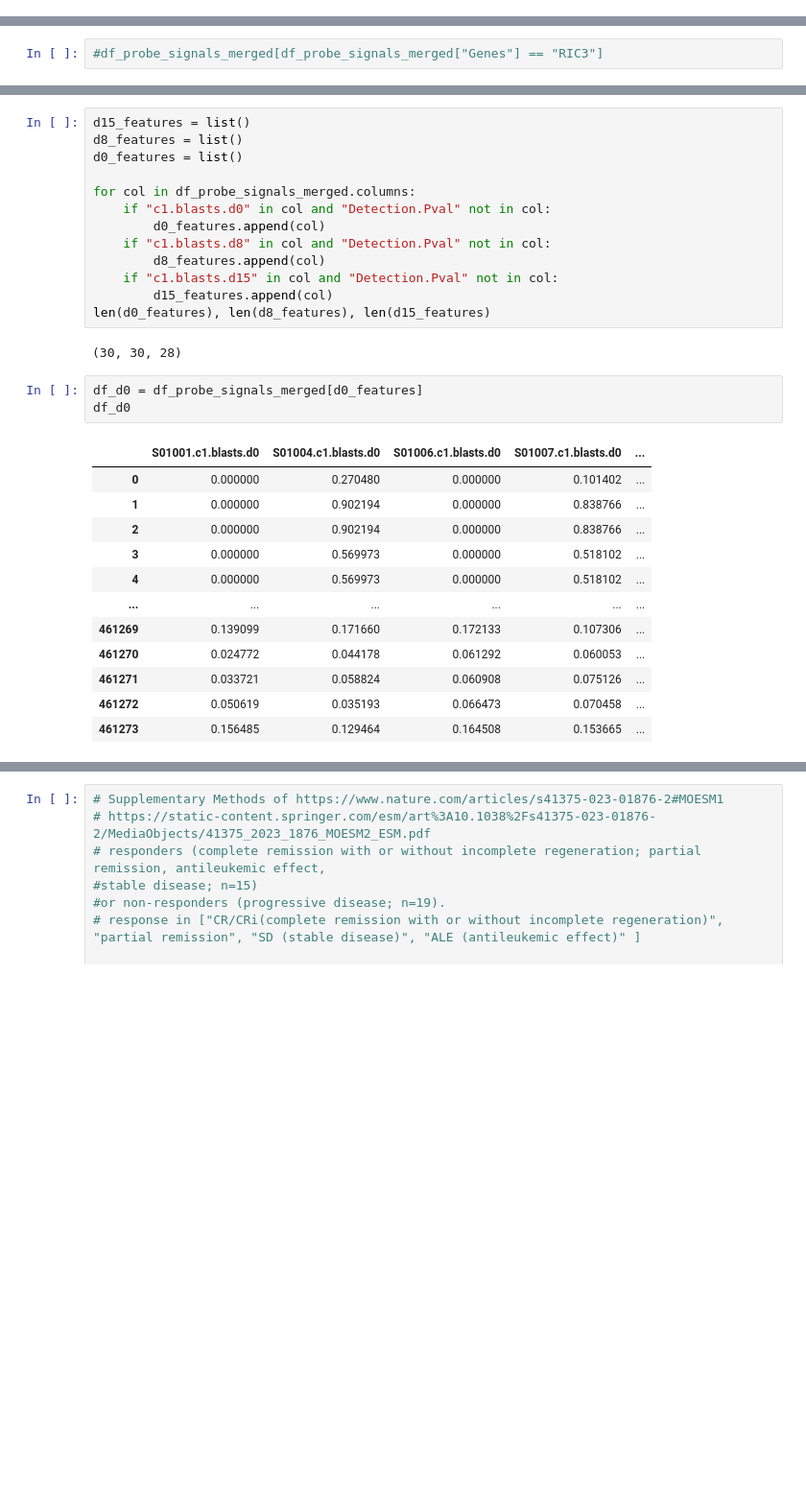
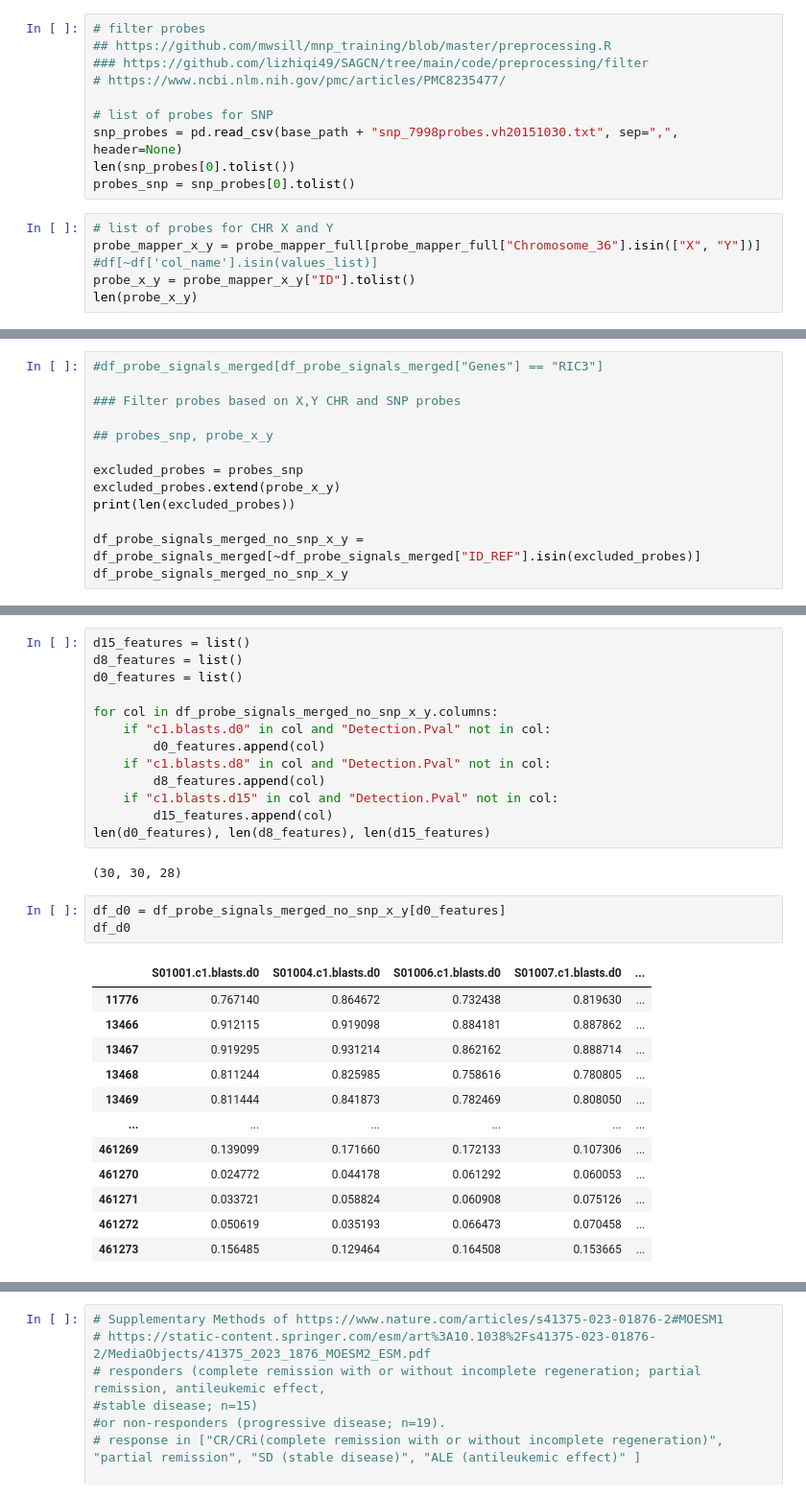
Before and after one commit to anuprulez/nanosampler, a Jupyter notebook: AML/preprocess_HumanMethylation450_dataset.ipynb, the cells around one changed output, grey strips where cells are left out. Shown at 96% size. Saved outputs shown, nothing was run; the diff lists cells and outputs as text; blank space fills up the shorter version.

Commit message:
filter probes

```diff
--- a/AML/preprocess_HumanMethylation450_dataset.ipynb
+++ b/AML/preprocess_HumanMethylation450_dataset.ipynb
@@ -94,3 +68,18 @@ probe_mapper_full
 | 485575 | rs877309 | rs877309 | 54760445 | CCCCAACCCAAAACCTCTATAATTCACAAAACA... | NaN | NaN | II | ... |
 | 485576 | rs4331560 | rs4331560 | 10654345 | CATAACATTTCTCATCCAATAACTCACTCCATC... | NaN | NaN | II | ... |
 485577 rows × 37 columns
+# %%
+# filter probes
+## https://github.com/mwsill/mnp_training/blob/master/preprocessing.R
+### https://github.com/lizhiqi49/SAGCN/tree/main/code/preprocessing/filter
+# https://www.ncbi.nlm.nih.gov/pmc/articles/PMC8235477/
+
+# list of probes for SNP
+snp_probes = pd.read_csv(base_path + "snp_7998probes.vh20151030.txt", sep=",", header=None)
+len(snp_probes[0].tolist())
+probes_snp = snp_probes[0].tolist()
+# %%
+# list of probes for CHR X and Y
+probe_mapper_x_y = probe_mapper_full[probe_mapper_full["Chromosome_36"].isin(["X", "Y"])] #df[~df['col_name'].isin(values_list)]
+probe_x_y = probe_mapper_x_y["ID"].tolist()
+len(probe_x_y)
@@ -203,3 +197,14 @@ df_probe_signals_merged
 461274 rows × 267 columns
 # %%
 #df_probe_signals_merged[df_probe_signals_merged["Genes"] == "RIC3"]
+
+### Filter probes based on X,Y CHR and SNP probes
+
+## probes_snp, probe_x_y
+
+excluded_probes = probes_snp
+excluded_probes.extend(probe_x_y)
+print(len(excluded_probes))
+
+df_probe_signals_merged_no_snp_x_y = df_probe_signals_merged[~df_probe_signals_merged["ID_REF"].isin(excluded_probes)]
+df_probe_signals_merged_no_snp_x_y
@@ -208,7 +230,7 @@ d15_features = list()
 d8_features = list()
 d0_features = list()
 
-for col in df_probe_signals_merged.columns:
+for col in df_probe_signals_merged_no_snp_x_y.columns:
     if "c1.blasts.d0" in col and "Detection.Pval" not in col:
         d0_features.append(col)
     if "c1.blasts.d8" in col and "Detection.Pval" not in col:
@@ -219,15 +241,15 @@ len(d0_features), len(d8_features), len(d15_features)
 # %% [output]
 (30, 30, 28)
 # %%
-df_d0 = df_probe_signals_merged[d0_features]
+df_d0 = df_probe_signals_merged_no_snp_x_y[d0_features]
 df_d0
 # %% [output]
 |  | S01001.c1.blasts.d0 | S01004.c1.blasts.d0 | S01006.c1.blasts.d0 | S01007.c1.blasts.d0 | ... |
-| 0 | 0.000000 | 0.270480 | 0.000000 | 0.101402 | ... |
-| 1 | 0.000000 | 0.902194 | 0.000000 | 0.838766 | ... |
-| 2 | 0.000000 | 0.902194 | 0.000000 | 0.838766 | ... |
-| 3 | 0.000000 | 0.569973 | 0.000000 | 0.518102 | ... |
-| 4 | 0.000000 | 0.569973 | 0.000000 | 0.518102 | ... |
+| 11776 | 0.767140 | 0.864672 | 0.732438 | 0.819630 | ... |
+| 13466 | 0.912115 | 0.919098 | 0.884181 | 0.887862 | ... |
+| 13467 | 0.919295 | 0.931214 | 0.862162 | 0.888714 | ... |
+| 13468 | 0.811244 | 0.825985 | 0.758616 | 0.780805 | ... |
+| 13469 | 0.811444 | 0.841873 | 0.782469 | 0.808050 | ... |
 | ... | ... | ... | ... | ... | ... |
 | 461269 | 0.139099 | 0.171660 | 0.172133 | 0.107306 | ... |
 | 461270 | 0.024772 | 0.044178 | 0.061292 | 0.060053 | ... |
```
Also changed, not shown: parts of 46 cells of this notebook, 2 other files.
